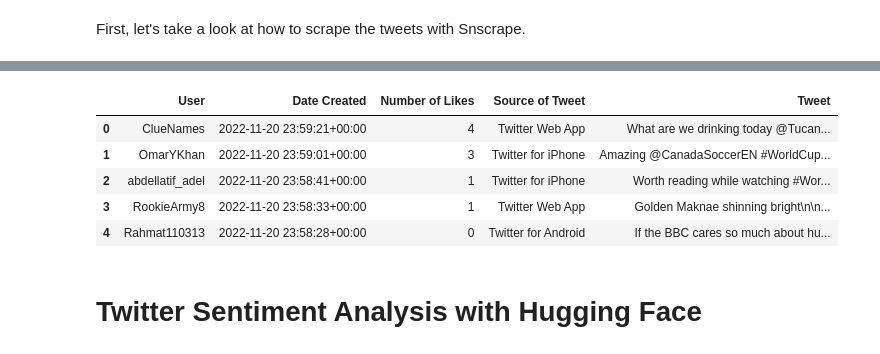
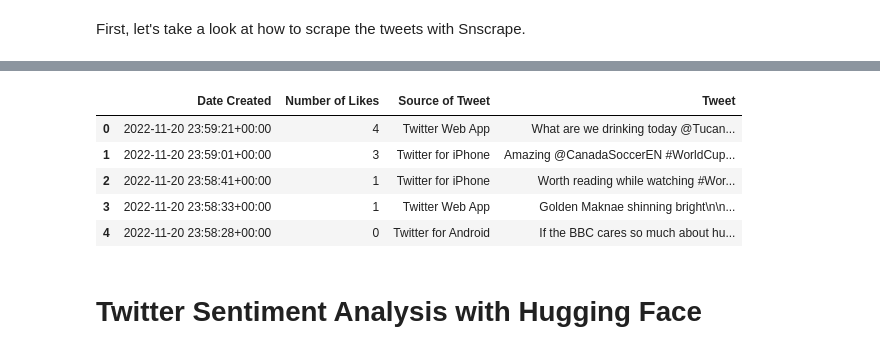
Before and after one commit to TirendazAcademy/Hugging-Face-Tutorials, a Jupyter notebook: Twitter Sentiment Analysis with 30000 tweets.ipynb, the cells around one changed output, grey strips where cells are left out. Saved outputs shown, nothing was run; the diff lists cells and outputs as text; code cells hidden in the pictures.

```diff
--- a/Twitter Sentiment Analysis with 30000 tweets.ipynb
+++ b/Twitter Sentiment Analysis with 30000 tweets.ipynb
@@ -36,30 +33,30 @@ Successfully installed snscrape-0.4.3.20220106
 # %%
 import snscrape.modules.twitter as sntwitter
 import pandas as pd
 
 # Creating a list to append all tweet attributes(data)
 tweets = []
 
 # Creating query
 query = '#WorldCup2022 lang:en since:2022-11-20 until:2022-11-21'
 q = sntwitter.TwitterSearchScraper(query)
 
 # Using TwitterSearchScraper to scrape data and append tweets to list
 for i,tweet in enumerate(q.get_items()):
     if i>1000:
         break
-    tweets.append([tweet.user.username, tweet.date, tweet.likeCount, tweet.sourceLabel, tweet.content])
+    tweets.append([tweet.date, tweet.likeCount, tweet.sourceLabel, tweet.content])
 
 # Converting data to dataframe
-tweets_df = pd.DataFrame(tweets, columns=["User", "Date Created", "Number of Likes", "Source of Tweet", "Tweet"])
+tweets_df = pd.DataFrame(tweets, columns=["Date Created", "Number of Likes", "Source of Tweet", "Tweet"])
 tweets_df.head()
 # %% [output]
-|  | User | Date Created | Number of Likes | Source of Tweet | Tweet |
-| 0 | ClueNames | 2022-11-20 23:59:21+00:00 | 4 | Twitter Web App | What are we drinking today @Tucan... |
-| 1 | OmarYKhan | 2022-11-20 23:59:01+00:00 | 3 | Twitter for iPhone | Amazing @CanadaSoccerEN #WorldCup... |
-| 2 | abdellatif_adel | 2022-11-20 23:58:41+00:00 | 1 | Twitter for iPhone | Worth reading while watching #Wor... |
-| 3 | RookieArmy8 | 2022-11-20 23:58:33+00:00 | 1 | Twitter Web App | Golden Maknae shinning bright\n\n... |
-| 4 | Rahmat110313 | 2022-11-20 23:58:28+00:00 | 0 | Twitter for Android | If the BBC cares so much about hu... |
+|  | Date Created | Number of Likes | Source of Tweet | Tweet |
+| 0 | 2022-11-20 23:59:21+00:00 | 4 | Twitter Web App | What are we drinking today @Tucan... |
+| 1 | 2022-11-20 23:59:01+00:00 | 3 | Twitter for iPhone | Amazing @CanadaSoccerEN #WorldCup... |
+| 2 | 2022-11-20 23:58:41+00:00 | 1 | Twitter for iPhone | Worth reading while watching #Wor... |
+| 3 | 2022-11-20 23:58:33+00:00 | 1 | Twitter Web App | Golden Maknae shinning bright\n\n... |
+| 4 | 2022-11-20 23:58:28+00:00 | 0 | Twitter for Android | If the BBC cares so much about hu... |
 # %% [markdown]
 # Twitter Sentiment Analysis with Hugging Face
 # %% [markdown]
```
Also changed, not shown: parts of 10 cells of this notebook.
